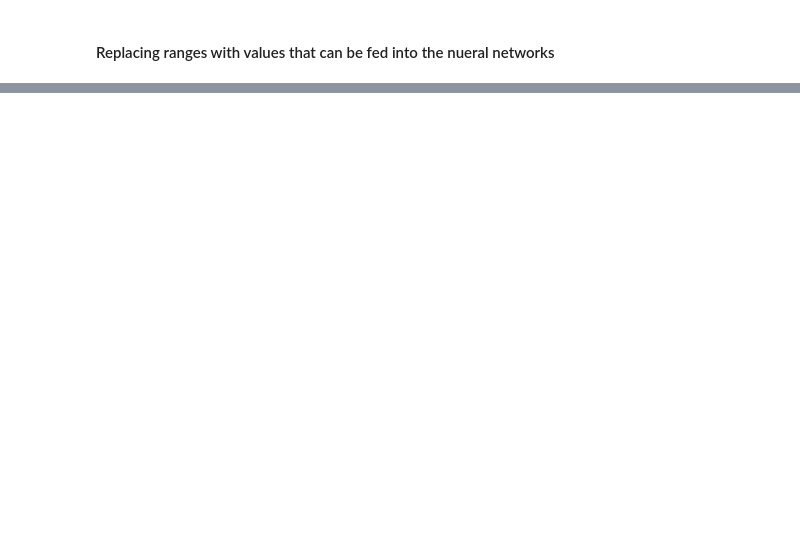
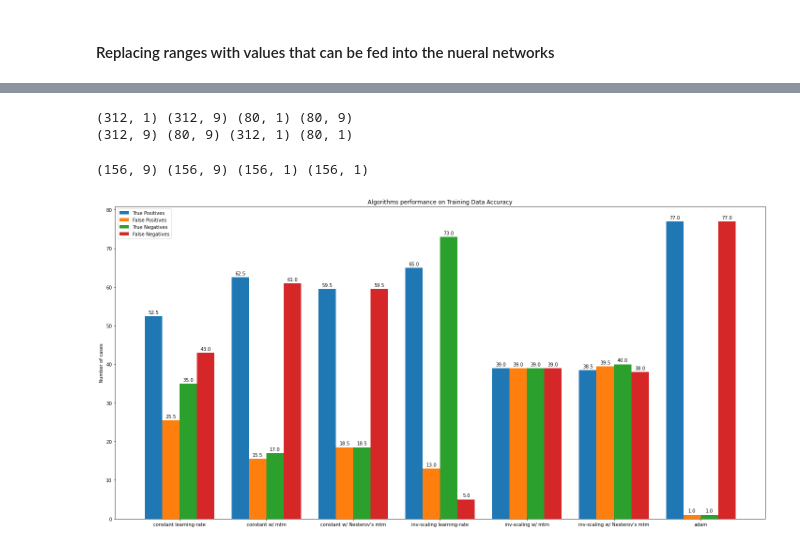
Before and after one commit to loud-mouth/Breast-cancer-ML, a Jupyter notebook: notebook.ipynb, the cells around one changed output, grey strips where cells are left out. Saved outputs shown, nothing was run; the diff lists cells and outputs as text; code cells hidden in the pictures; blank space fills up the shorter version.

```diff
--- a/notebook.ipynb
+++ b/notebook.ipynb
@@ -113,0 +164,5 @@ Name: irradiate, dtype: int64
+# %%
+X=df[['average-age', 'menopausal-state', 'tumor-size', 'average-inv-nodes', 'node-caps', 'deg-malig', 'breast', 'breast-quad', 'irradiate']]
+Y=df[['Classes']]
+print(X)
+print(Y)
@@ -113,0 +265,13 @@ Name: irradiate, dtype: int64
+# %%
+TRAIN_x, test_x, TRAIN_y, test_y = get_split_8020()
+print(TRAIN_x.shape, test_x.shape, TRAIN_y.shape, test_y.shape)
+# %% [output]
+(312, 1) (312, 9) (80, 1) (80, 9)
+(312, 9) (80, 9) (312, 1) (80, 1)
+# %%
+train_x=[None]*2
+train_y=[None]*2
+train_x[0], train_x[1], train_y[0], train_y[1] = split_80_into_4040(TRAIN_x.iloc[0:156,:],TRAIN_x.iloc[156:312,:],TRAIN_y.iloc[0:156,:],TRAIN_y.iloc[156:312,:])
+print(train_x[0].shape, train_x[1].shape,train_y[0].shape, train_y[1].shape)
+# %% [output]
+(156, 9) (156, 9) (156, 1) (156, 1)
@@ -113,0 +321,52 @@ Name: irradiate, dtype: int64
+# %%
+dic = {"Algorithm":[], "Training data accuracy 1":[], "Training data accuracy 2":[], "Testing Set Accuracy 1":[], "Testing Set Accuracy 2":[], }
+dic["Algorithm"] =   ["constant learning-rate", "constant w/ mtm",
+                      "constant w/ Nesterov's mtm",
+                      "inv-scaling learning-rate", "inv-scaling w/ mtm",
+                      "inv-scaling w/ Nesterov's mtm", "adam"]
+ds=[(train_x[0], train_y[0], train_x[1], train_y[1]), (train_x[1], train_y[1], train_x[0], train_y[0])]
+z=0
+for d, name in zip(ds, names):
+    plot_all_algorithms_on(*d, name)
+    z+=1
+df = (pd.DataFrame(data=dic))
+for i in (['Training data accuracy',  'Testing Set Accuracy']):
+    df[i] = (df[i+' 1']+df[i+' 2'])/2
+    df.drop(columns=[i+' 1', i+' 2'], inplace=True)
+# %%
+labels = df.iloc[:, 0].to_numpy()
+barlabel = ['True Positives','False Positives', 'True Negatives', 'False Negatives']
+accuracies = {}
+for i in range(4):
+    accuracies[barlabel[i]] = [x[int(i/2)][int(i%2)] for x in df.iloc[:, 1]]
+
+x = np.arange(len(labels))
+width = 0.8
+
+fig, ax = plt.subplots(figsize=(20, 10))
+rects = [None]*4
+for i, j in zip(range(4), accuracies):
+    rects[i] = ax.bar(x + (2*i-3)*width/8, accuracies[j], width=width/4, label=barlabel[i])
+ax.set_ylabel('Number of cases')
+ax.set_title('Algorithms performance on Training Data Accuracy')
+ax.set_xticks(x)
+ax.set_xticklabels(labels)
+ax.legend()
+
+def autolabel(rects):
+    for rect in rects:
+        height = rect.get_height()
+        ax.annotate('{}'.format(height),
+                    xy=(rect.get_x() + rect.get_width() / 2, height),
+                    xytext=(0, 3),  # 3 points vertical offset
+                    textcoords="offset points",
+                    ha='center', va='bottom')
+
+for i in range(4):
+    autolabel(rects[i])
+
+fig.tight_layout()
+
+plt.show()
+# %% [output]
+[figure, added]
```
Also changed, not shown: parts of 15 cells of this notebook, 1 other file.
